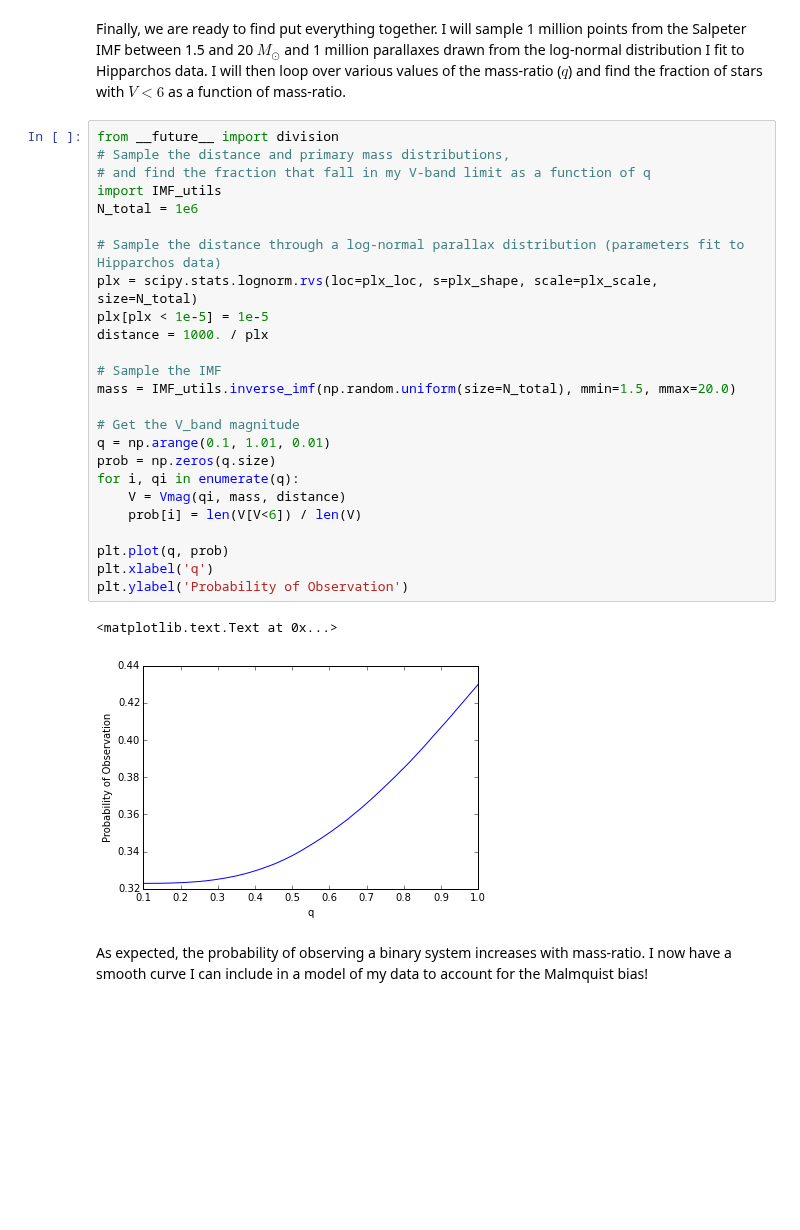
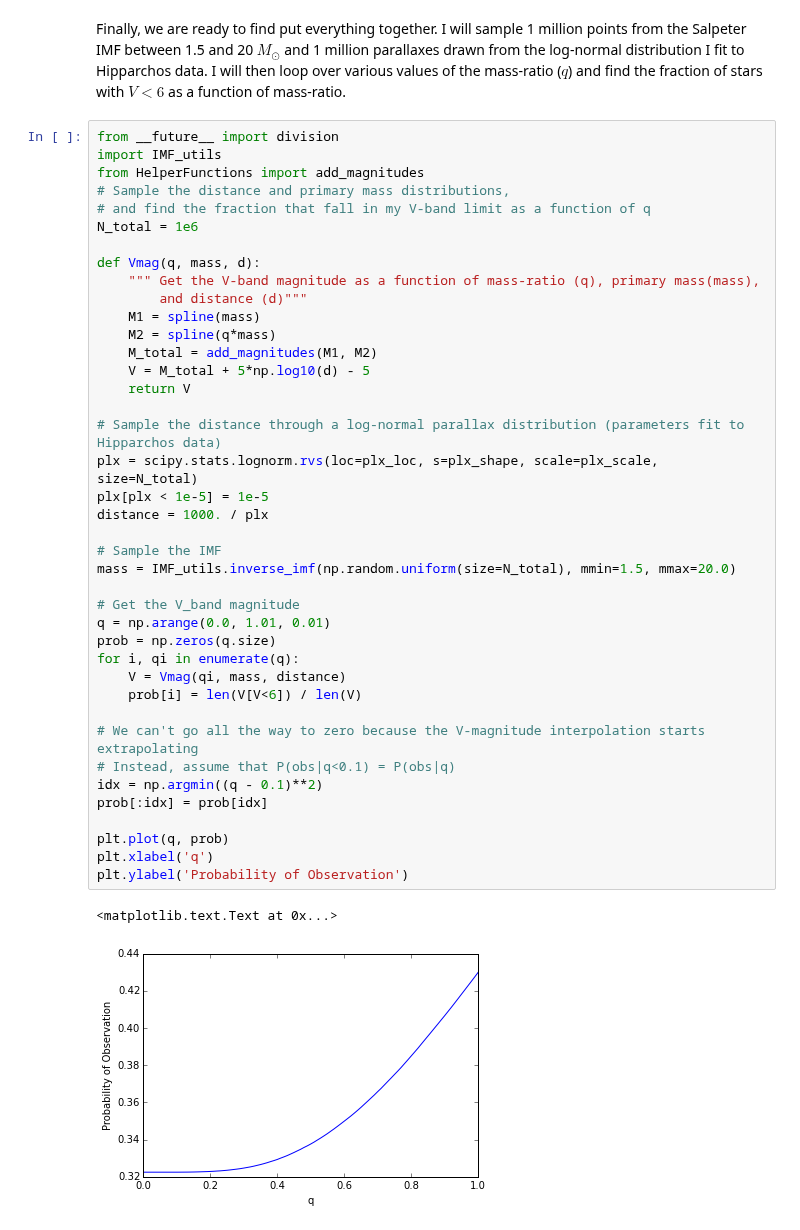
Before and after one commit to kgullikson88/BinaryInference, a Jupyter notebook: Malmquist_Bias.ipynb, the cells around one changed output. Saved outputs shown, nothing was run; the diff lists cells and outputs as text; blank space fills up the shorter version.

```diff
--- a/Malmquist_Bias.ipynb
+++ b/Malmquist_Bias.ipynb
@@ -92,31 +92,44 @@ axes[1].set_ylabel('Spline error')
 Finally, we are ready to find put everything together. I will sample 1 million points from the Salpeter IMF between 1.5 and 20 $M_{\odot}$ and 1 million parallaxes drawn from the log-normal distribution I fit to Hipparchos data. I will then loop over various values of the mass-ratio ($q$) and find the fraction of stars with $V<6$ as a function of mass-ratio.
 # %%
 from __future__ import division
+import IMF_utils
+from HelperFunctions import add_magnitudes
 # Sample the distance and primary mass distributions,
 # and find the fraction that fall in my V-band limit as a function of q
-import IMF_utils
 N_total = 1e6
+
+def Vmag(q, mass, d):
+    """ Get the V-band magnitude as a function of mass-ratio (q), primary mass(mass),
+        and distance (d)"""
+    M1 = spline(mass)
+    M2 = spline(q*mass)
+    M_total = add_magnitudes(M1, M2)
+    V = M_total + 5*np.log10(d) - 5
+    return V
 
 # Sample the distance through a log-normal parallax distribution (parameters fit to Hipparchos data)
 plx = scipy.stats.lognorm.rvs(loc=plx_loc, s=plx_shape, scale=plx_scale, size=N_total)
 plx[plx < 1e-5] = 1e-5
 distance = 1000. / plx
 
 # Sample the IMF
 mass = IMF_utils.inverse_imf(np.random.uniform(size=N_total), mmin=1.5, mmax=20.0)
 
 # Get the V_band magnitude
-q = np.arange(0.1, 1.01, 0.01)
+q = np.arange(0.0, 1.01, 0.01)
 prob = np.zeros(q.size)
 for i, qi in enumerate(q):
     V = Vmag(qi, mass, distance)
     prob[i] = len(V[V<6]) / len(V)
 
+# We can't go all the way to zero because the V-magnitude interpolation starts extrapolating
+# Instead, assume that P(obs|q<0.1) = P(obs|q)
+idx = np.argmin((q - 0.1)**2)
+prob[:idx] = prob[idx]
+
 plt.plot(q, prob)
 plt.xlabel('q')
 plt.ylabel('Probability of Observation')
 # %% [output]
 <matplotlib.text.Text at 0x...>
-[figure, old version]
+[figure, new version]
-# %% [markdown]
-As expected, the probability of observing a binary system increases with mass-ratio. I now have a smooth curve I can include in a model of my data to account for the Malmquist bias!
```
Also changed, not shown: parts of 4 cells of this notebook.
